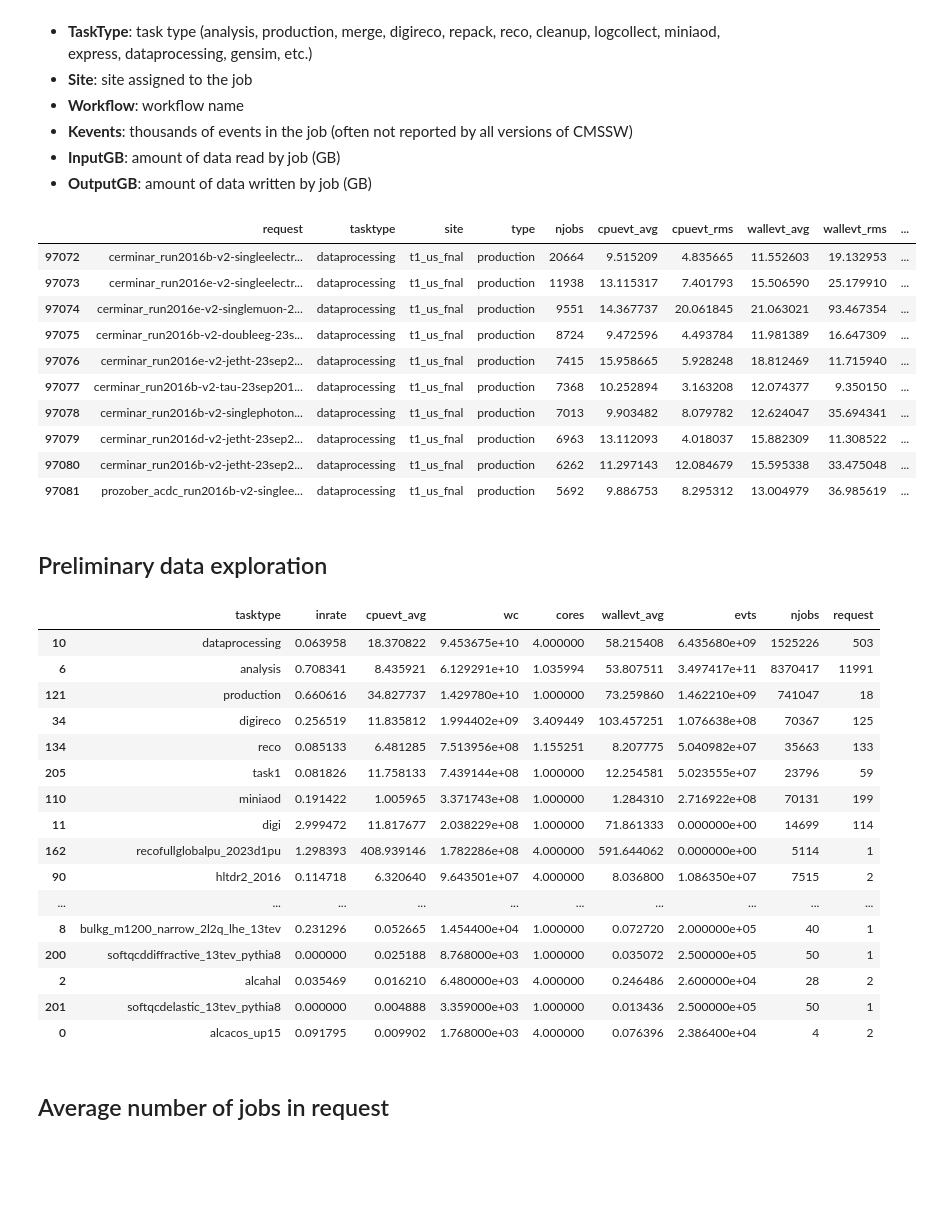
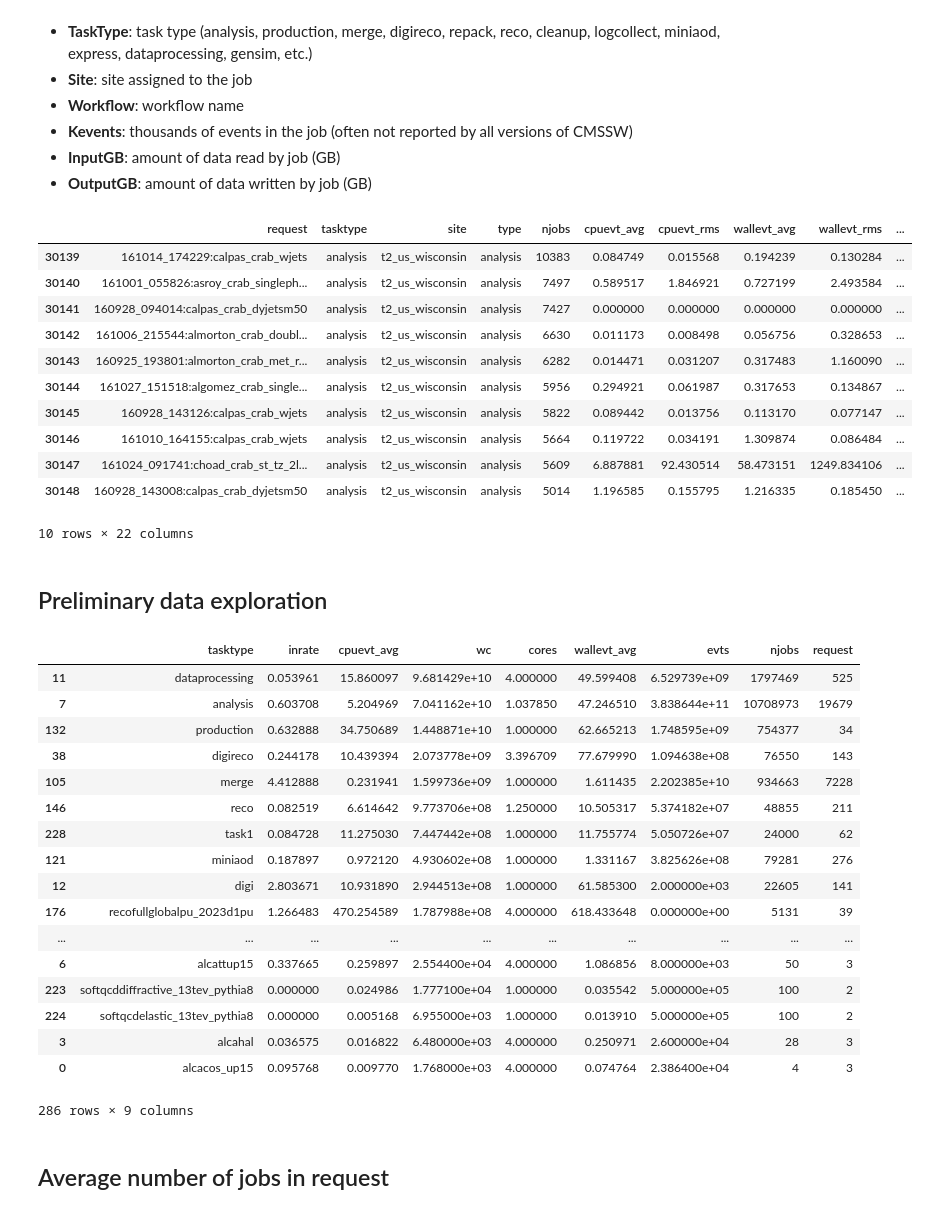
Before and after one commit to sciaba/ATLAS-CPU-time-analysis, a Jupyter notebook: Notebooks/CMS job analysis.ipynb, the cells around one changed output. Saved outputs shown, nothing was run; the diff lists cells and outputs as text; code cells hidden in the pictures; blank space fills up the shorter version.

Commit message:
CMS IO analysis added

```diff
--- a/Notebooks/CMS job analysis.ipynb
+++ b/Notebooks/CMS job analysis.ipynb
@@ -18,8 +18,8 @@ from __future__ import division
 
 %matplotlib inline
 
-np.set_printoptions(threshold=sys.maxint)
-pd.set_option('display.max_rows', 1000)
+np.set_printoptions(threshold=100)
+pd.set_option('display.max_rows', 100)
 
 pp = pprint.PrettyPrinter()
 # %%
@@ -278,17 +402,20 @@ df = pd.read_csv(input_file, dtype={'cpu_n': 'float'}, names=['request', 'taskty
+# %%
+df = pd.read_csv(input_file, dtype={'cpu_n': 'float'})
 # %%
-df[df.type == 'production'][:10]
+df[df.type == 'analysis'][:10]
 # %% [output]
 |  | request | tasktype | site | type | njobs | cpuevt_avg | cpuevt_rms | wallevt_avg | wallevt_rms | ... |
-| 97072 | cerminar_run2016b-v2-singleelectr... | dataprocessing | t1_us_fnal | production | 20664 | 9.515209 | 4.835665 | 11.552603 | 19.132953 | ... |
-| 97073 | cerminar_run2016e-v2-singleelectr... | dataprocessing | t1_us_fnal | production | 11938 | 13.115317 | 7.401793 | 15.506590 | 25.179910 | ... |
-| 97074 | cerminar_run2016e-v2-singlemuon-2... | dataprocessing | t1_us_fnal | production | 9551 | 14.367737 | 20.061845 | 21.063021 | 93.467354 | ... |
-| 97075 | cerminar_run2016b-v2-doubleeg-23s... | dataprocessing | t1_us_fnal | production | 8724 | 9.472596 | 4.493784 | 11.981389 | 16.647309 | ... |
-| 97076 | cerminar_run2016e-v2-jetht-23sep2... | dataprocessing | t1_us_fnal | production | 7415 | 15.958665 | 5.928248 | 18.812469 | 11.715940 | ... |
-| 97077 | cerminar_run2016b-v2-tau-23sep201... | dataprocessing | t1_us_fnal | production | 7368 | 10.252894 | 3.163208 | 12.074377 | 9.350150 | ... |
-| 97078 | cerminar_run2016b-v2-singlephoton... | dataprocessing | t1_us_fnal | production | 7013 | 9.903482 | 8.079782 | 12.624047 | 35.694341 | ... |
-| 97079 | cerminar_run2016d-v2-jetht-23sep2... | dataprocessing | t1_us_fnal | production | 6963 | 13.112093 | 4.018037 | 15.882309 | 11.308522 | ... |
-| 97080 | cerminar_run2016b-v2-jetht-23sep2... | dataprocessing | t1_us_fnal | production | 6262 | 11.297143 | 12.084679 | 15.595338 | 33.475048 | ... |
-| 97081 | prozober_acdc_run2016b-v2-singlee... | dataprocessing | t1_us_fnal | production | 5692 | 9.886753 | 8.295312 | 13.004979 | 36.985619 | ... |
+| 30139 | 161014_174229:calpas_crab_wjets | analysis | t2_us_wisconsin | analysis | 10383 | 0.084749 | 0.015568 | 0.194239 | 0.130284 | ... |
+| 30140 | 161001_055826:asroy_crab_singleph... | analysis | t2_us_wisconsin | analysis | 7497 | 0.589517 | 1.846921 | 0.727199 | 2.493584 | ... |
+| 30141 | 160928_094014:calpas_crab_dyjetsm50 | analysis | t2_us_wisconsin | analysis | 7427 | 0.000000 | 0.000000 | 0.000000 | 0.000000 | ... |
+| 30142 | 161006_215544:almorton_crab_doubl... | analysis | t2_us_wisconsin | analysis | 6630 | 0.011173 | 0.008498 | 0.056756 | 0.328653 | ... |
+| 30143 | 160925_193801:almorton_crab_met_r... | analysis | t2_us_wisconsin | analysis | 6282 | 0.014471 | 0.031207 | 0.317483 | 1.160090 | ... |
+| 30144 | 161027_151518:algomez_crab_single... | analysis | t2_us_wisconsin | analysis | 5956 | 0.294921 | 0.061987 | 0.317653 | 0.134867 | ... |
+| 30145 | 160928_143126:calpas_crab_wjets | analysis | t2_us_wisconsin | analysis | 5822 | 0.089442 | 0.013756 | 0.113170 | 0.077147 | ... |
+| 30146 | 161010_164155:calpas_crab_wjets | analysis | t2_us_wisconsin | analysis | 5664 | 0.119722 | 0.034191 | 1.309874 | 0.086484 | ... |
+| 30147 | 161024_091741:choad_crab_st_tz_2l... | analysis | t2_us_wisconsin | analysis | 5609 | 6.887881 | 92.430514 | 58.473151 | 1249.834106 | ... |
+| 30148 | 160928_143008:calpas_crab_dyjetsm50 | analysis | t2_us_wisconsin | analysis | 5014 | 1.196585 | 0.155795 | 1.216335 | 0.185450 | ... |
+10 rows × 22 columns
 # %% [markdown]
 ## Preliminary data exploration
 # %%
@@ -305,22 +432,23 @@ a = grouped.agg({'request': 'nunique', # ok!
 a.sort_values('wc', ascending=False)
 # %% [output]
 |  | tasktype | inrate | cpuevt_avg | wc | cores | wallevt_avg | evts | njobs | request |
-| 10 | dataprocessing | 0.063958 | 18.370822 | 9.453675e+10 | 4.000000 | 58.215408 | 6.435680e+09 | 1525226 | 503 |
-| 6 | analysis | 0.708341 | 8.435921 | 6.129291e+10 | 1.035994 | 53.807511 | 3.497417e+11 | 8370417 | 11991 |
-| 121 | production | 0.660616 | 34.827737 | 1.429780e+10 | 1.000000 | 73.259860 | 1.462210e+09 | 741047 | 18 |
-| 34 | digireco | 0.256519 | 11.835812 | 1.994402e+09 | 3.409449 | 103.457251 | 1.076638e+08 | 70367 | 125 |
-| 134 | reco | 0.085133 | 6.481285 | 7.513956e+08 | 1.155251 | 8.207775 | 5.040982e+07 | 35663 | 133 |
-| 205 | task1 | 0.081826 | 11.758133 | 7.439144e+08 | 1.000000 | 12.254581 | 5.023555e+07 | 23796 | 59 |
-| 110 | miniaod | 0.191422 | 1.005965 | 3.371743e+08 | 1.000000 | 1.284310 | 2.716922e+08 | 70131 | 199 |
-| 11 | digi | 2.999472 | 11.817677 | 2.038229e+08 | 1.000000 | 71.861333 | 0.000000e+00 | 14699 | 114 |
-| 162 | recofullglobalpu_2023d1pu | 1.298393 | 408.939146 | 1.782286e+08 | 4.000000 | 591.644062 | 0.000000e+00 | 5114 | 1 |
-| 90 | hltdr2_2016 | 0.114718 | 6.320640 | 9.643501e+07 | 4.000000 | 8.036800 | 1.086350e+07 | 7515 | 2 |
+| 11 | dataprocessing | 0.053961 | 15.860097 | 9.681429e+10 | 4.000000 | 49.599408 | 6.529739e+09 | 1797469 | 525 |
+| 7 | analysis | 0.603708 | 5.204969 | 7.041162e+10 | 1.037850 | 47.246510 | 3.838644e+11 | 10708973 | 19679 |
+| 132 | production | 0.632888 | 34.750689 | 1.448871e+10 | 1.000000 | 62.665213 | 1.748595e+09 | 754377 | 34 |
+| 38 | digireco | 0.244178 | 10.439394 | 2.073778e+09 | 3.396709 | 77.679990 | 1.094638e+08 | 76550 | 143 |
+| 105 | merge | 4.412888 | 0.231941 | 1.599736e+09 | 1.000000 | 1.611435 | 2.202385e+10 | 934663 | 7228 |
+| 146 | reco | 0.082519 | 6.614642 | 9.773706e+08 | 1.250000 | 10.505317 | 5.374182e+07 | 48855 | 211 |
+| 228 | task1 | 0.084728 | 11.275030 | 7.447442e+08 | 1.000000 | 11.755774 | 5.050726e+07 | 24000 | 62 |
+| 121 | miniaod | 0.187897 | 0.972120 | 4.930602e+08 | 1.000000 | 1.331167 | 3.825626e+08 | 79281 | 276 |
+| 12 | digi | 2.803671 | 10.931890 | 2.944513e+08 | 1.000000 | 61.585300 | 2.000000e+03 | 22605 | 141 |
+| 176 | recofullglobalpu_2023d1pu | 1.266483 | 470.254589 | 1.787988e+08 | 4.000000 | 618.433648 | 0.000000e+00 | 5131 | 39 |
 | ... | ... | ... | ... | ... | ... | ... | ... | ... | ... |
-| 8 | bulkg_m1200_narrow_2l2q_lhe_13tev | 0.231296 | 0.052665 | 1.454400e+04 | 1.000000 | 0.072720 | 2.000000e+05 | 40 | 1 |
-| 200 | softqcddiffractive_13tev_pythia8 | 0.000000 | 0.025188 | 8.768000e+03 | 1.000000 | 0.035072 | 2.500000e+05 | 50 | 1 |
-| 2 | alcahal | 0.035469 | 0.016210 | 6.480000e+03 | 4.000000 | 0.246486 | 2.600000e+04 | 28 | 2 |
-| 201 | softqcdelastic_13tev_pythia8 | 0.000000 | 0.004888 | 3.359000e+03 | 1.000000 | 0.013436 | 2.500000e+05 | 50 | 1 |
-| 0 | alcacos_up15 | 0.091795 | 0.009902 | 1.768000e+03 | 4.000000 | 0.076396 | 2.386400e+04 | 4 | 2 |
+| 6 | alcattup15 | 0.337665 | 0.259897 | 2.554400e+04 | 4.000000 | 1.086856 | 8.000000e+03 | 50 | 3 |
+| 223 | softqcddiffractive_13tev_pythia8 | 0.000000 | 0.024986 | 1.777100e+04 | 1.000000 | 0.035542 | 5.000000e+05 | 100 | 2 |
+| 224 | softqcdelastic_13tev_pythia8 | 0.000000 | 0.005168 | 6.955000e+03 | 1.000000 | 0.013910 | 5.000000e+05 | 100 | 2 |
+| 3 | alcahal | 0.036575 | 0.016822 | 6.480000e+03 | 4.000000 | 0.250971 | 2.600000e+04 | 28 | 3 |
+| 0 | alcacos_up15 | 0.095768 | 0.009770 | 1.768000e+03 | 4.000000 | 0.074764 | 2.386400e+04 | 4 | 3 |
+286 rows × 9 columns
 # %% [markdown]
 ## Average number  of jobs in request
 # %%
```
Also changed, not shown: parts of 5 cells of this notebook, 2 other files.
